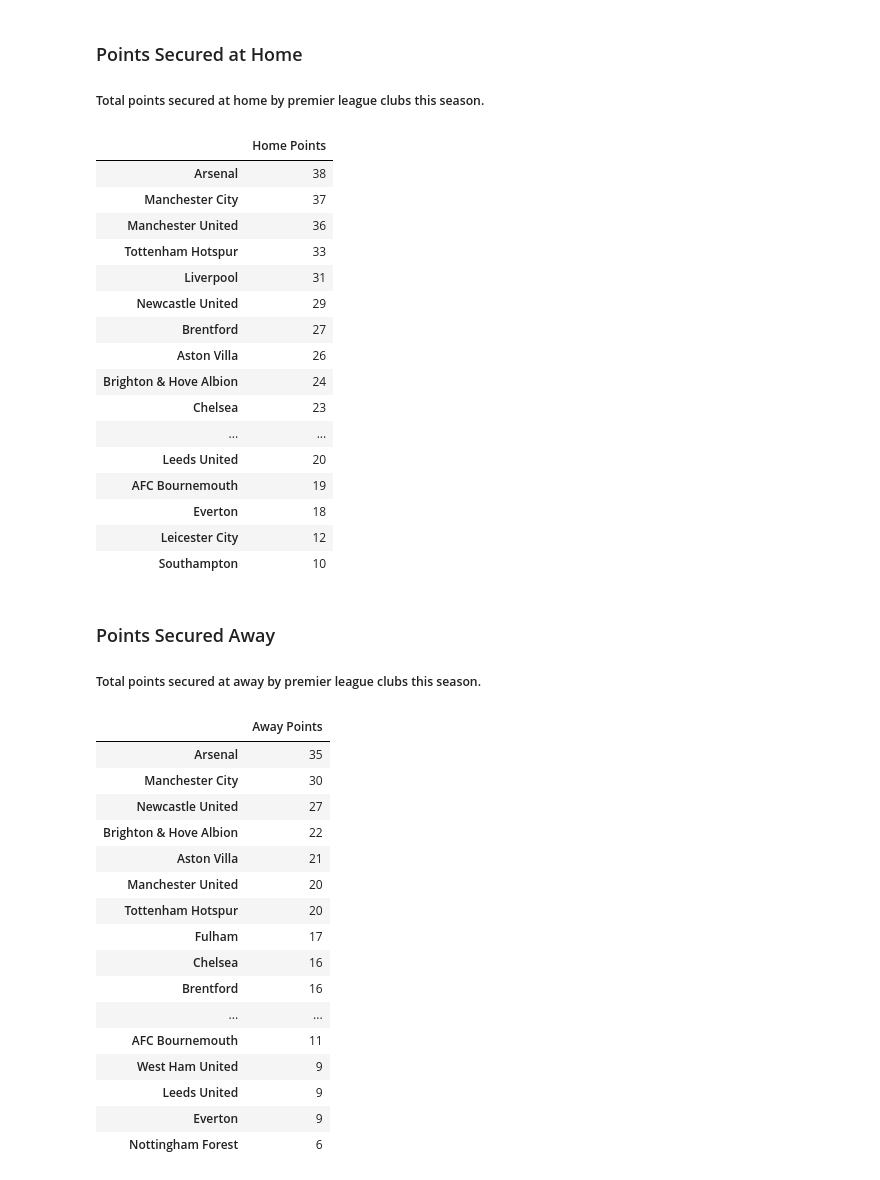
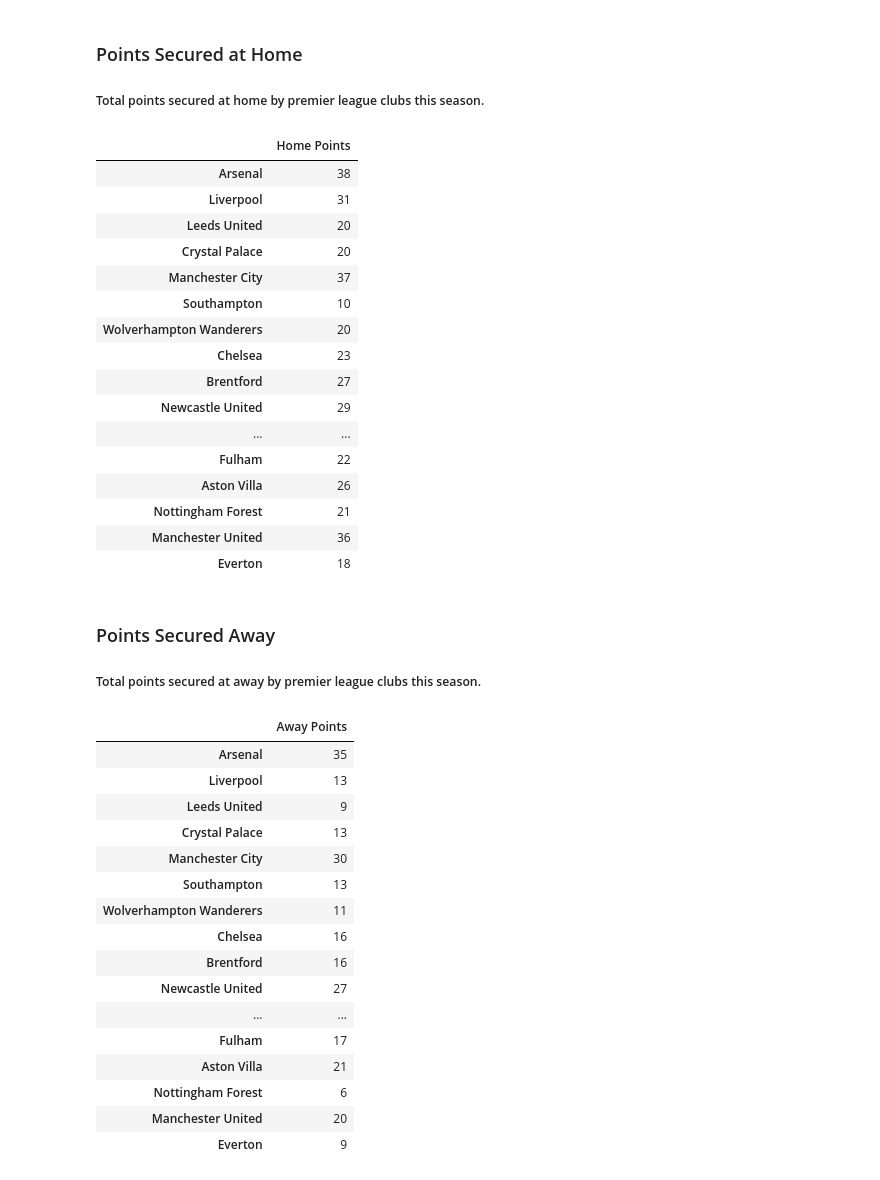
Before and after one commit to chikeibezim/premierleague-22-23, a Jupyter notebook: premier-league-analysis.ipynb, the cells around one changed output. Cells and saved outputs as stored; diff of their text form; code cells hidden in the pictures.

```diff
--- a/premier-league-analysis.ipynb
+++ b/premier-league-analysis.ipynb
@@ -409,40 +409,40 @@ Name: team_home_score, dtype: int64
 # %%
 teams = team_stats_unique.drop_duplicates(subset=["team"])['team']
 
 home_points_dict = {}
 for team in teams:
     home_points = 0
     home_games = epl_matches_df[epl_matches_df["team_name_home"].isin([team])]
     for i, row in home_games.iterrows():
         if row.team_home_score > row.team_away_score:
             home_points += 3
         elif row.team_home_score == row.team_away_score:
             home_points += 1
         else:
             home_points += 0
     home_points_dict[team] = home_points
 
 home_points_df = pd.DataFrame.from_dict(home_points_dict, orient='index', columns=["Home Points"])
 
-home_points_df.sort_values(by="Home Points", ascending=False)
+home_points_df
 # %% [output]
 |  | Home Points |
 | Arsenal | 38 |
+| Liverpool | 31 |
+| Leeds United | 20 |
+| Crystal Palace | 20 |
 | Manchester City | 37 |
+| Southampton | 10 |
+| Wolverhampton Wanderers | 20 |
+| Chelsea | 23 |
+| Brentford | 27 |
+| Newcastle United | 29 |
+| ... | ... |
+| Fulham | 22 |
+| Aston Villa | 26 |
+| Nottingham Forest | 21 |
 | Manchester United | 36 |
-| Tottenham Hotspur | 33 |
-| Liverpool | 31 |
-| Newcastle United | 29 |
-| Brentford | 27 |
-| Aston Villa | 26 |
-| Brighton & Hove Albion | 24 |
-| Chelsea | 23 |
-| ... | ... |
-| Leeds United | 20 |
-| AFC Bournemouth | 19 |
 | Everton | 18 |
-| Leicester City | 12 |
-| Southampton | 10 |
 # %% [markdown]
 ### Points Secured Away
 ##### Total points secured at away by premier league clubs this season.
@@ -462,22 +462,22 @@ for team in teams:
 
 away_points_df = pd.DataFrame.from_dict(away_points_dict, orient='index', columns=["Away Points"])
 
-away_points_df.sort_values(by="Away Points", ascending=False)
+away_points_df
 # %% [output]
 |  | Away Points |
 | Arsenal | 35 |
+| Liverpool | 13 |
+| Leeds United | 9 |
+| Crystal Palace | 13 |
 | Manchester City | 30 |
-| Newcastle United | 27 |
-| Brighton & Hove Albion | 22 |
-| Aston Villa | 21 |
-| Manchester United | 20 |
-| Tottenham Hotspur | 20 |
-| Fulham | 17 |
+| Southampton | 13 |
+| Wolverhampton Wanderers | 11 |
 | Chelsea | 16 |
 | Brentford | 16 |
+| Newcastle United | 27 |
 | ... | ... |
-| AFC Bournemouth | 11 |
-| West Ham United | 9 |
-| Leeds United | 9 |
+| Fulham | 17 |
+| Aston Villa | 21 |
+| Nottingham Forest | 6 |
+| Manchester United | 20 |
 | Everton | 9 |
-| Nottingham Forest | 6 |
```
Also changed, not shown: parts of 1 cell of this notebook.
